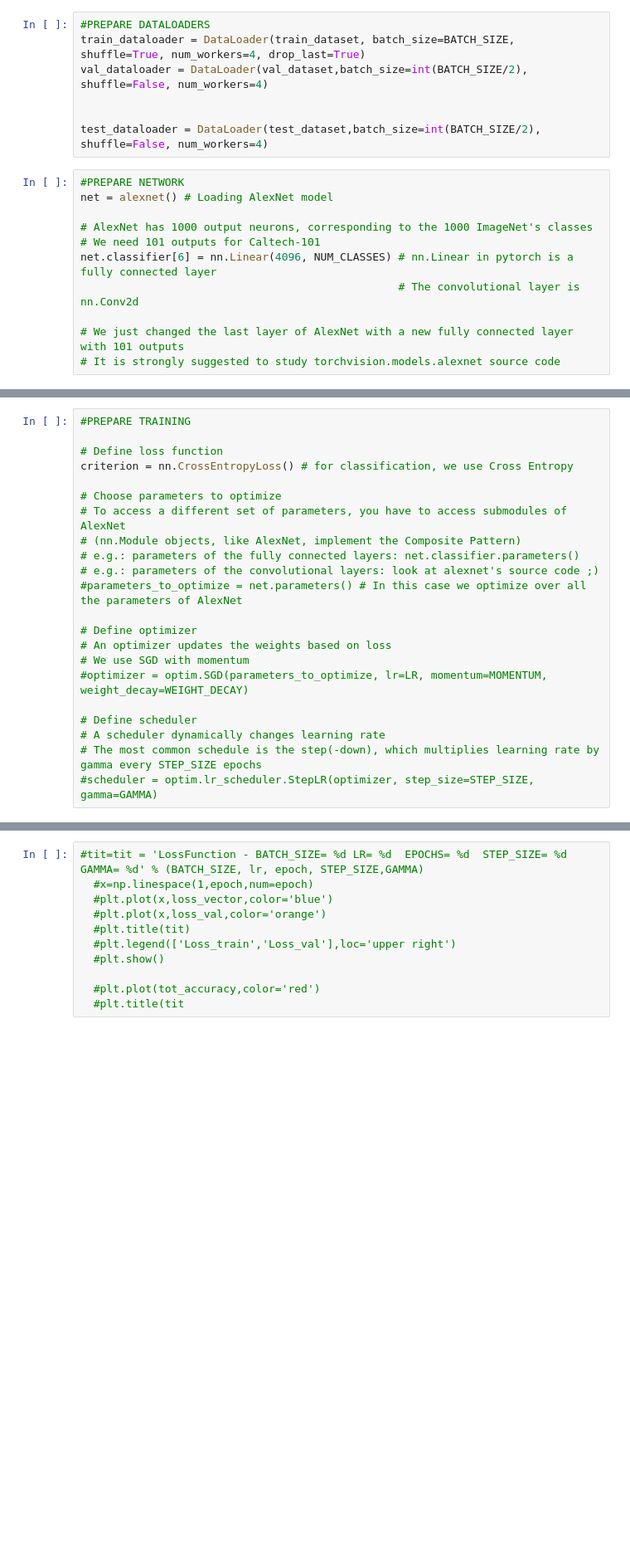
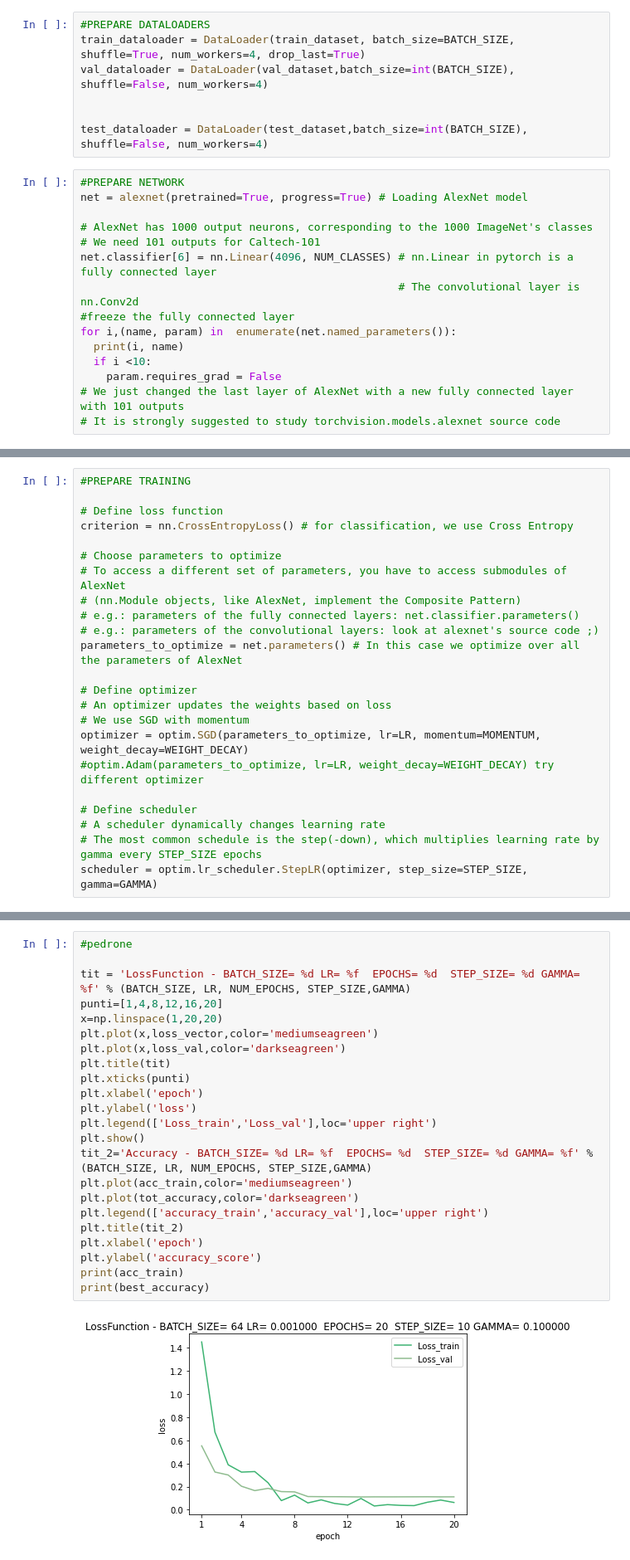
Before and after one commit to sofiaborgato/Transfert_learning, a Jupyter notebook: Homework2.ipynb, the cells around one changed output, grey strips where cells are left out. Shown: that part at 83% size. Saved outputs shown, nothing was run; the diff lists cells and outputs as text; blank space fills up the shorter version.

```diff
--- a/Homework2.ipynb
+++ b/Homework2.ipynb
@@ -236,18 +237,22 @@ Test Dataset: 2893
 # %%
 #PREPARE DATALOADERS
 train_dataloader = DataLoader(train_dataset, batch_size=BATCH_SIZE, shuffle=True, num_workers=4, drop_last=True)
-val_dataloader = DataLoader(val_dataset,batch_size=int(BATCH_SIZE/2), shuffle=False, num_workers=4)
+val_dataloader = DataLoader(val_dataset,batch_size=int(BATCH_SIZE), shuffle=False, num_workers=4)
 
 
-test_dataloader = DataLoader(test_dataset,batch_size=int(BATCH_SIZE/2), shuffle=False, num_workers=4)
+test_dataloader = DataLoader(test_dataset,batch_size=int(BATCH_SIZE), shuffle=False, num_workers=4)
 # %%
 #PREPARE NETWORK
-net = alexnet() # Loading AlexNet model
+net = alexnet(pretrained=True, progress=True) # Loading AlexNet model
 
 # AlexNet has 1000 output neurons, corresponding to the 1000 ImageNet's classes
 # We need 101 outputs for Caltech-101
 net.classifier[6] = nn.Linear(4096, NUM_CLASSES) # nn.Linear in pytorch is a fully connected layer
                                                  # The convolutional layer is nn.Conv2d
-
+#freeze the fully connected layer
+for i,(name, param) in  enumerate(net.named_parameters()):
+  print(i, name)
+  if i <10:
+    param.requires_grad = False
 # We just changed the last layer of AlexNet with a new fully connected layer with 101 outputs
 # It is strongly suggested to study torchvision.models.alexnet source code
@@ -262,17 +284,18 @@ criterion = nn.CrossEntropyLoss() # for classification, we use Cross Entropy
 # (nn.Module objects, like AlexNet, implement the Composite Pattern)
 # e.g.: parameters of the fully connected layers: net.classifier.parameters()
 # e.g.: parameters of the convolutional layers: look at alexnet's source code ;)
-#parameters_to_optimize = net.parameters() # In this case we optimize over all the parameters of AlexNet
+parameters_to_optimize = net.parameters() # In this case we optimize over all the parameters of AlexNet
 
 # Define optimizer
 # An optimizer updates the weights based on loss
 # We use SGD with momentum
-#optimizer = optim.SGD(parameters_to_optimize, lr=LR, momentum=MOMENTUM, weight_decay=WEIGHT_DECAY)
+optimizer = optim.SGD(parameters_to_optimize, lr=LR, momentum=MOMENTUM, weight_decay=WEIGHT_DECAY)
+#optim.Adam(parameters_to_optimize, lr=LR, weight_decay=WEIGHT_DECAY) try different optimizer
 
 # Define scheduler
 # A scheduler dynamically changes learning rate
 # The most common schedule is the step(-down), which multiplies learning rate by gamma every STEP_SIZE epochs
-#scheduler = optim.lr_scheduler.StepLR(optimizer, step_size=STEP_SIZE, gamma=GAMMA)
+scheduler = optim.lr_scheduler.StepLR(optimizer, step_size=STEP_SIZE, gamma=GAMMA)
 # %%
 #TRAIN WITH VALIDATION
 
@@ -410,11 +423,25 @@ Step 260, Loss 3.4761905670166016
 # %%
-#tit=tit = 'LossFunction - BATCH_SIZE= %d LR= %d  EPOCHS= %d  STEP_SIZE= %d GAMMA= %d' % (BATCH_SIZE, lr, epoch, STEP_SIZE,GAMMA)
-  #x=np.linespace(1,epoch,num=epoch)
-  #plt.plot(x,loss_vector,color='blue')
-  #plt.plot(x,loss_val,color='orange')
-  #plt.title(tit)
-  #plt.legend(['Loss_train','Loss_val'],loc='upper right')
-  #plt.show()
+#pedrone
 
-  #plt.plot(tot_accuracy,color='red')
-  #plt.title(tit
+tit = 'LossFunction - BATCH_SIZE= %d LR= %f  EPOCHS= %d  STEP_SIZE= %d GAMMA= %f' % (BATCH_SIZE, LR, NUM_EPOCHS, STEP_SIZE,GAMMA)
+punti=[1,4,8,12,16,20]
+x=np.linspace(1,20,20)
+plt.plot(x,loss_vector,color='mediumseagreen')
+plt.plot(x,loss_val,color='darkseagreen')
+plt.title(tit)
+plt.xticks(punti)
+plt.xlabel('epoch')
+plt.ylabel('loss')
+plt.legend(['Loss_train','Loss_val'],loc='upper right')
+plt.show()
+tit_2='Accuracy - BATCH_SIZE= %d LR= %f  EPOCHS= %d  STEP_SIZE= %d GAMMA= %f' %(BATCH_SIZE, LR, NUM_EPOCHS, STEP_SIZE,GAMMA)
+plt.plot(acc_train,color='mediumseagreen')
+plt.plot(tot_accuracy,color='darkseagreen')
+plt.legend(['accuracy_train','accuracy_val'],loc='upper right')
+plt.title(tit_2)
+plt.xlabel('epoch')
+plt.ylabel('accuracy_score')
+print(acc_train)
+print(best_accuracy)
+# %% [output]
+[figure, added]
```
Also changed, not shown: parts of 7 cells of this notebook.
